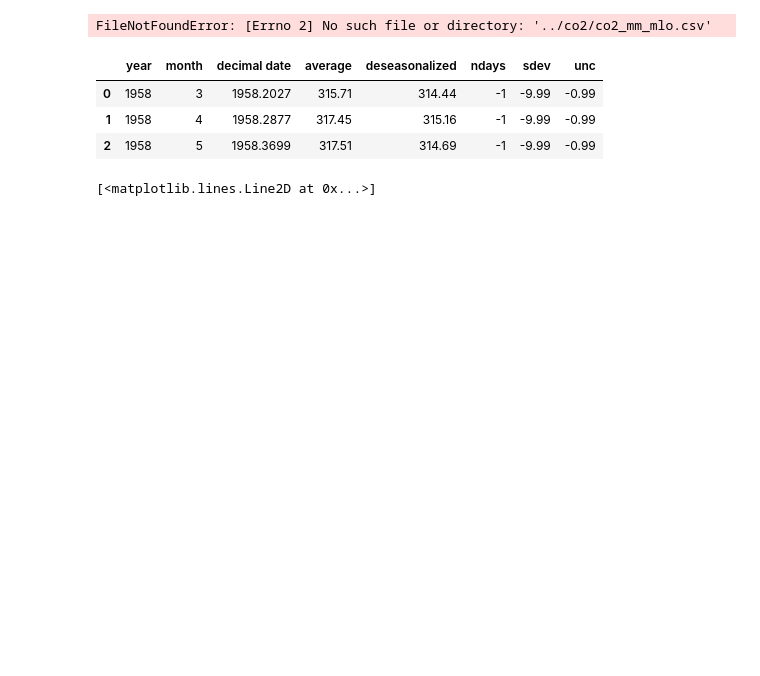
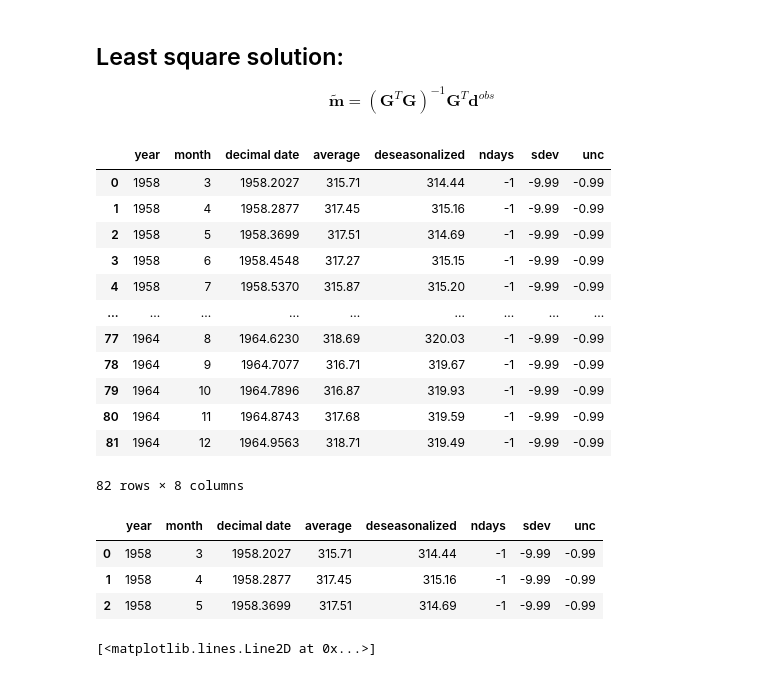
Before and after one commit to emgeolab/geol-4250, a Jupyter notebook: co2/co2_hawaii_linear_fit.ipynb, the cells around one changed output. Cells and saved outputs as stored; diff of their text form; code cells hidden in the pictures; blank space fills up the shorter version.

```diff
--- a/co2/co2_hawaii_linear_fit.ipynb
+++ b/co2/co2_hawaii_linear_fit.ipynb
@@ -5,11 +17,30 @@ import numpy as np
+# %% [markdown]
+## Least square solution:
+
+$$ \mathbf{\tilde{m}} = (\mathbf{G}^T\mathbf{G})^{-1} \mathbf{G}^T\mathbf{d}^{obs}$$
 # %%
 df = pd.read_csv(
     "../co2/co2_mm_mlo.csv",
     # skiprows=40,
     comment='#'
 )
+df = df[df['year']<1965]
-# %% [output]
-FileNotFoundError: [Errno 2] No such file or directory: '../co2/co2_mm_mlo.csv'
+# %%
+df
+# %% [output]
+|  | year | month | decimal date | average | deseasonalized | ndays | sdev | unc |
+| 0 | 1958 | 3 | 1958.2027 | 315.71 | 314.44 | -1 | -9.99 | -0.99 |
+| 1 | 1958 | 4 | 1958.2877 | 317.45 | 315.16 | -1 | -9.99 | -0.99 |
+| 2 | 1958 | 5 | 1958.3699 | 317.51 | 314.69 | -1 | -9.99 | -0.99 |
+| 3 | 1958 | 6 | 1958.4548 | 317.27 | 315.15 | -1 | -9.99 | -0.99 |
+| 4 | 1958 | 7 | 1958.5370 | 315.87 | 315.20 | -1 | -9.99 | -0.99 |
+| ... | ... | ... | ... | ... | ... | ... | ... | ... |
+| 77 | 1964 | 8 | 1964.6230 | 318.69 | 320.03 | -1 | -9.99 | -0.99 |
+| 78 | 1964 | 9 | 1964.7077 | 316.71 | 319.67 | -1 | -9.99 | -0.99 |
+| 79 | 1964 | 10 | 1964.7896 | 316.87 | 319.93 | -1 | -9.99 | -0.99 |
+| 80 | 1964 | 11 | 1964.8743 | 317.68 | 319.59 | -1 | -9.99 | -0.99 |
+| 81 | 1964 | 12 | 1964.9563 | 318.71 | 319.49 | -1 | -9.99 | -0.99 |
+82 rows × 8 columns
 # %%
 df.head(3)
 # %% [output]
```
Also changed, not shown: parts of 15 cells of this notebook, 1 other file.
